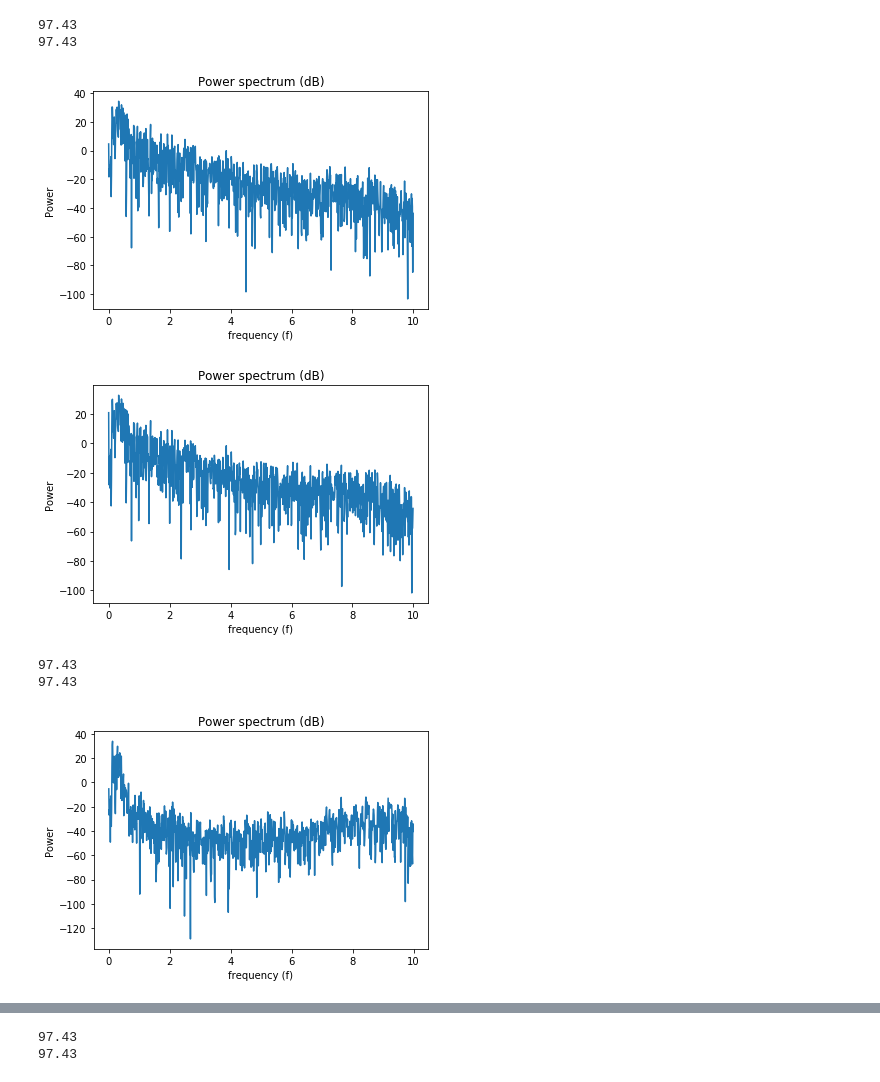
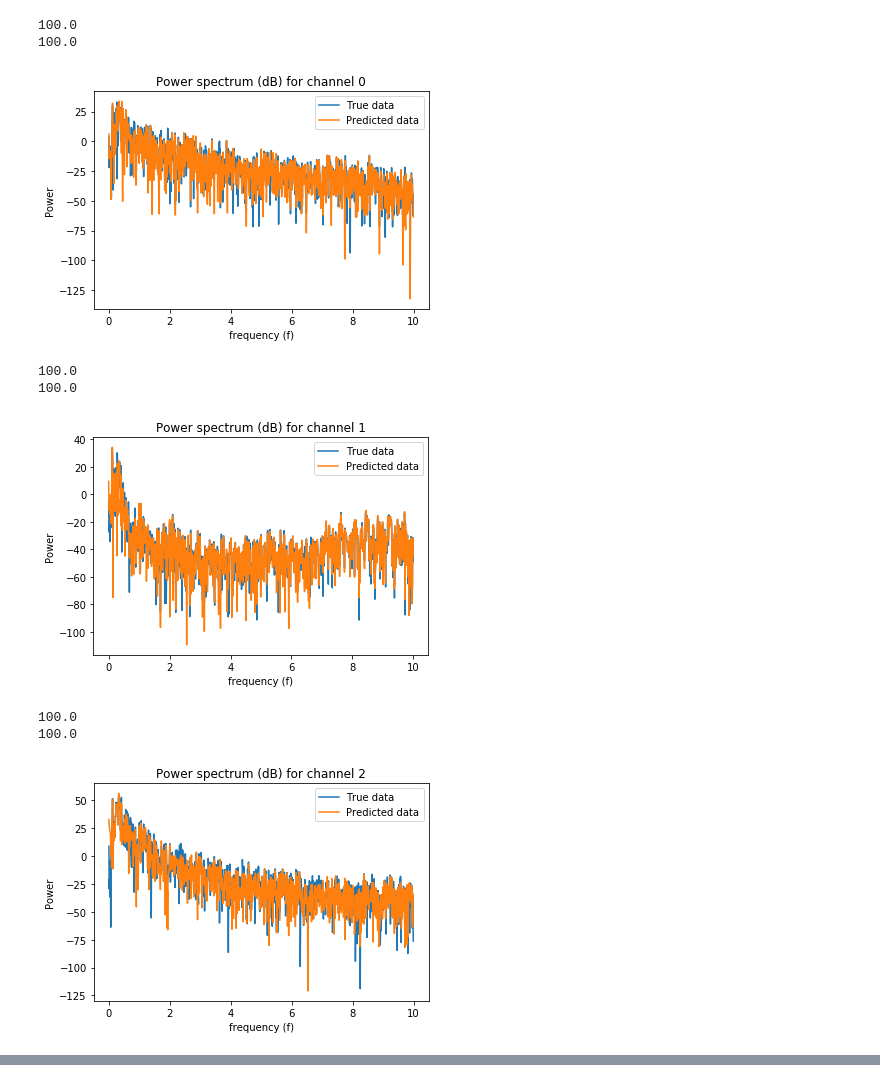
Before and after one commit to ktsimring/final-project, a Jupyter notebook: Time Frequency Analysis.ipynb, the cells around one changed output, grey strips where cells are left out. Drawn from its saved outputs; the diff is of its cells as text; code cells hidden in the pictures.

```diff
--- a/Time Frequency Analysis.ipynb
+++ b/Time Frequency Analysis.ipynb
@@ -48,3 +60,14 @@ scalers = pickle.load(pickle_file)
 pred_data = pickle.load(pickle_file)
 true_data = pickle.load(pickle_file)
 pickle_file.close()
+# %%
+
+sig = load_data('LSTM/sample-data/SC4002E0-PSG.edf')
+#sig = load_data('sample-data/chb01_01.edf')
+time = np.arange(0,100,1/100)
+for i in range(3):
+    plt.ylabel('Voltage')
+    plt.xlabel('Time (sec)')
+    plt.plot(time,sig[i,:10000])
+    plt.title('Channel %d' % i)
+    plt.show()
@@ -63,8 +90,8 @@ print y_train.shape, y_test.shape, predicted_train.shape, predicted_test.shape
 mse_test = []
 mse_train = []
 for i in range(predicted_train.shape[0]):
-    mse_test.append(mean_squared_error(y_test[:,i], predicted_test[:,i]))
-    mse_train.append(mean_squared_error(y_train[:,i], predicted_train[:,i]))
+    mse_test.append(mean_squared_error(y_test[i,:], predicted_test[i,:]))
+    mse_train.append(mean_squared_error(y_train[i,:], predicted_train[i,:]))
 print mse_test
 print mse_train
 # %% [output]
@@ -86,8 +113,8 @@ for i in range(params['nchannels']):
 mae_test = []
 mae_train = []
 for i in range(params['nchannels']):
-    mae_test.append(mean_absolute_error(y_test[:,i], predicted_test[:,i]))
-    mae_train.append(mean_absolute_error(y_train[:,i], predicted_train[:,i]))
+    mae_test.append(mean_absolute_error(y_test[i,:], predicted_test[i,:]))
+    mae_train.append(mean_absolute_error(y_train[i,:], predicted_train[i,:]))
 print mae_test
 print mae_train
 # %% [output]
@@ -120,36 +147,40 @@ for i in range(pred_data.shape[0]):
 # %%
-from __future__ import division
-
+power_inv_true_data = np.zeros((inv_true_data.shape))
+power_inv_pred_data = np.zeros((inv_pred_data.shape))
 for i in range(inv_true_data.shape[0]):
     Fs = 100
     T = len(inv_true_data[i,:])/Fs
     print T
     N = Fs*T
     print(T)
     inv_true_data_w = np.fft.fft(inv_true_data[i,:])/N
-    power_inv_true_data = abs(inv_true_data_w)**2
+    power_inv_true_data[i] = abs(inv_true_data_w)**2
 
     inv_pred_data_w = np.fft.fft(inv_pred_data[i,:])/N
-    power_inv_pred_data = abs(inv_pred_data_w)**2
+    power_inv_pred_data[i] = abs(inv_pred_data_w)**2
     w = np.arange(0,Fs,1/T)
-    plt.plot(w[:int(N/10)], 10*np.log(power_inv_true_data[:int(N/10)]))
+    plt.plot(w[:int(N/10)], 10*np.log(power_inv_true_data[i,:int(N/10)]), label ='True data')
+    #plt.ylabel('Power')
+    #plt.xlabel('frequency (f)')
+    #plt.title('Actual Data: power spectrum (dB) for electrode %d' %i)
+
+    #plt.show()
     plt.ylabel('Power')
     plt.xlabel('frequency (f)')
-    plt.title('Power spectrum (dB)')
+    plt.title('Power spectrum (dB) for channel %d' %i)
+
+    #plt.ylim([0,0.55])
+    plt.plot(w[:int(N/10)], 10*np.log(power_inv_pred_data[i,:int(N/10)]), label='Predicted data')
+    plt.legend()
 
     plt.show()
-    plt.ylabel('Power')
-    plt.xlabel('frequency (f)')
-    plt.title('Power spectrum (dB)')
-    #plt.ylim([0,0.55])
-    plt.plot(w[:int(N/10)], 10*np.log(power_inv_pred_data[:int(N/10)]))
-
-    plt.show()
 # %% [output]
-97.43
-97.43
+100.0
+100.0
-[figure, old version]
+[figure, new version]
+100.0
+100.0
-[figure, old version]
+[figure, new version]
-97.43
-97.43
+100.0
+100.0
-[figure, old version]
+[figure, new version]
@@ -157,2 +186,0 @@ for i in range(inv_true_data.shape[0]):
-97.43
-97.43
```
Also changed, not shown: parts of 20 cells of this notebook, 2 other files.
